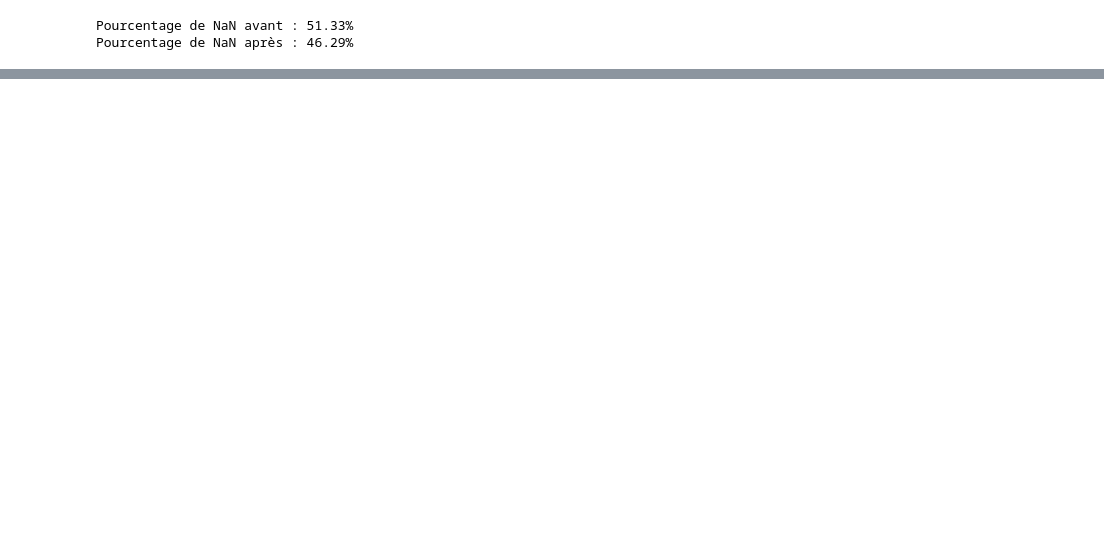
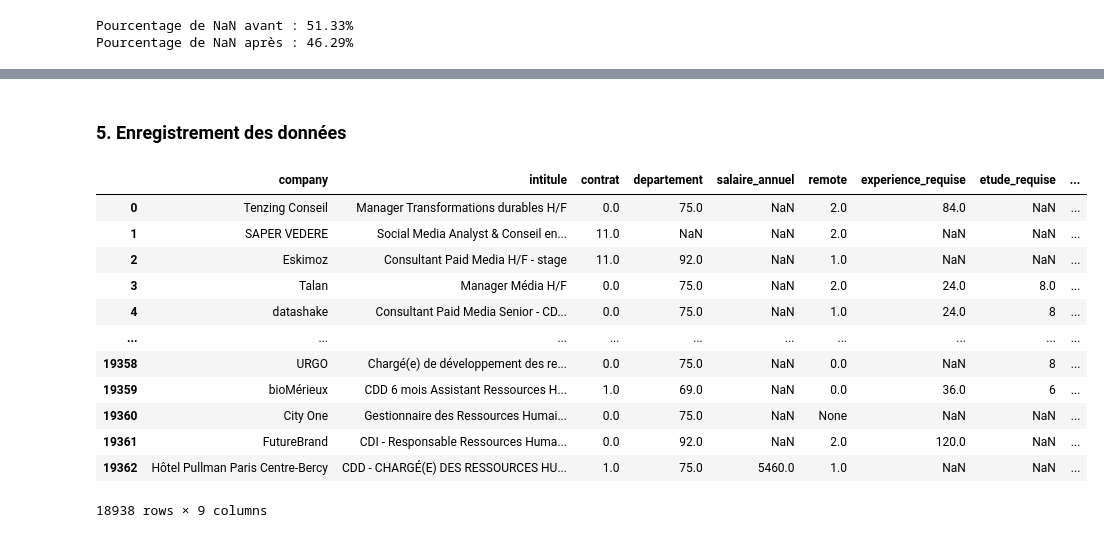
Before and after one commit to smnnawal4/projet-salaires, a Jupyter notebook: Cleaningthescraped.ipynb, the cells around one changed output, grey strips where cells are left out. Cells and saved outputs as stored; diff of their text form; code cells hidden in the pictures; blank space fills up the shorter version.

```diff
--- a/Cleaningthescraped.ipynb
+++ b/Cleaningthescraped.ipynb
@@ -706,0 +702,20 @@ df.sort_values(by='salaire_annuel', ascending=False)[0:20]
+# %% [markdown]
+### 5. Enregistrement des données
+# %%
+colonnes_a_conserver=['company','intitule', 'contrat', 'departement', 'salaire_annuel','remote', 'experience_requise', 'etude_requise', 'source']
+df_reduit =df[colonnes_a_conserver]
+df_reduit
+# %% [output]
+|  | company | intitule | contrat | departement | salaire_annuel | remote | experience_requise | etude_requise | ... |
+| 0 | Tenzing Conseil | Manager Transformations durables H/F | 0.0 | 75.0 | NaN | 2.0 | 84.0 | NaN | ... |
+| 1 | SAPER VEDERE | Social Media Analyst & Conseil en... | 11.0 | NaN | NaN | 2.0 | NaN | NaN | ... |
+| 2 | Eskimoz | Consultant Paid Media H/F - stage | 11.0 | 92.0 | NaN | 1.0 | NaN | NaN | ... |
+| 3 | Talan | Manager Média H/F | 0.0 | 75.0 | NaN | 2.0 | 24.0 | 8.0 | ... |
+| 4 | datashake | Consultant Paid Media Senior - CD... | 0.0 | 75.0 | NaN | 1.0 | 24.0 | 8 | ... |
+| ... | ... | ... | ... | ... | ... | ... | ... | ... | ... |
+| 19358 | URGO | Chargé(e) de développement des re... | 0.0 | 75.0 | NaN | 0.0 | NaN | 8 | ... |
+| 19359 | bioMérieux | CDD 6 mois Assistant Ressources H... | 1.0 | 69.0 | NaN | 0.0 | 36.0 | 6 | ... |
+| 19360 | City One | Gestionnaire des Ressources Humai... | 0.0 | 75.0 | NaN | None | NaN | NaN | ... |
+| 19361 | FutureBrand | CDI - Responsable Ressources Huma... | 0.0 | 92.0 | NaN | 2.0 | 120.0 | NaN | ... |
+| 19362 | Hôtel Pullman Paris Centre-Bercy | CDD - CHARGÉ(E) DES RESSOURCES HU... | 1.0 | 75.0 | 5460.0 | 1.0 | NaN | NaN | ... |
+18938 rows × 9 columns
```
Also changed, not shown: parts of 49 cells of this notebook, 1 other file.
